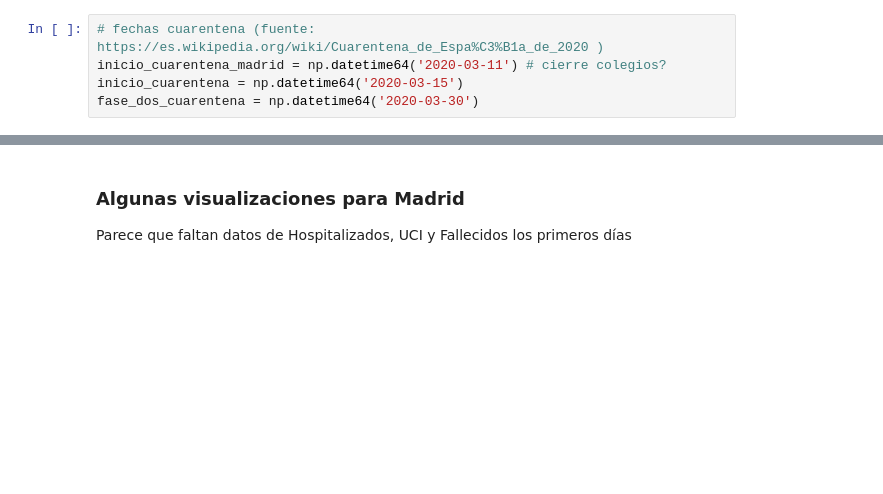
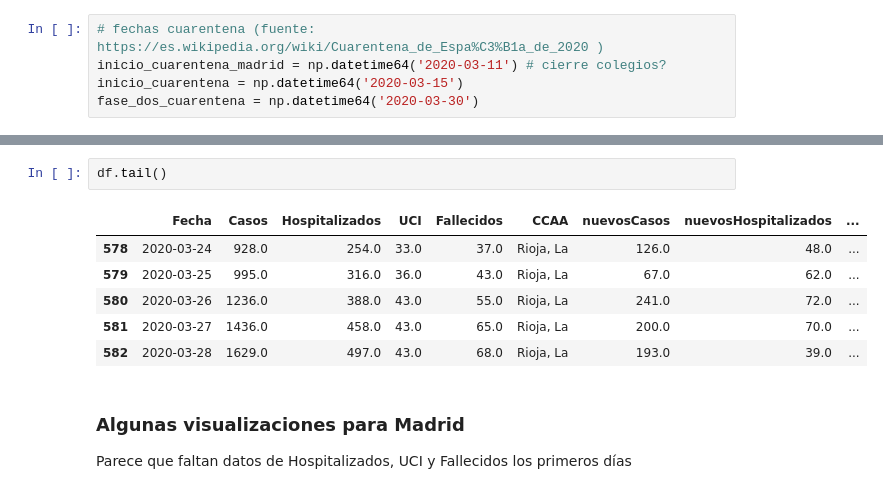
Before and after one commit to manu-jimenez/covid19-manu, a Jupyter notebook: covid19-manu.ipynb, the cells around one changed output, grey strips where cells are left out. Cells and saved outputs as stored; diff of their text form; blank space fills up the shorter version.

```diff
--- a/covid19-manu.ipynb
+++ b/covid19-manu.ipynb
@@ -148,3 +144,12 @@ for ccaa in selected_ccaa:
+# %%
+df.tail()
+# %% [output]
+|  | Fecha | Casos | Hospitalizados | UCI | Fallecidos | CCAA | nuevosCasos | nuevosHospitalizados | ... |
+| 578 | 2020-03-24 | 928.0 | 254.0 | 33.0 | 37.0 | Rioja, La | 126.0 | 48.0 | ... |
+| 579 | 2020-03-25 | 995.0 | 316.0 | 36.0 | 43.0 | Rioja, La | 67.0 | 62.0 | ... |
+| 580 | 2020-03-26 | 1236.0 | 388.0 | 43.0 | 55.0 | Rioja, La | 241.0 | 72.0 | ... |
+| 581 | 2020-03-27 | 1436.0 | 458.0 | 43.0 | 65.0 | Rioja, La | 200.0 | 70.0 | ... |
+| 582 | 2020-03-28 | 1629.0 | 497.0 | 43.0 | 68.0 | Rioja, La | 193.0 | 39.0 | ... |
 # %% [markdown]
 ### Algunas visualizaciones para Madrid
 
```
Also changed, not shown: parts of 6 cells of this notebook.
